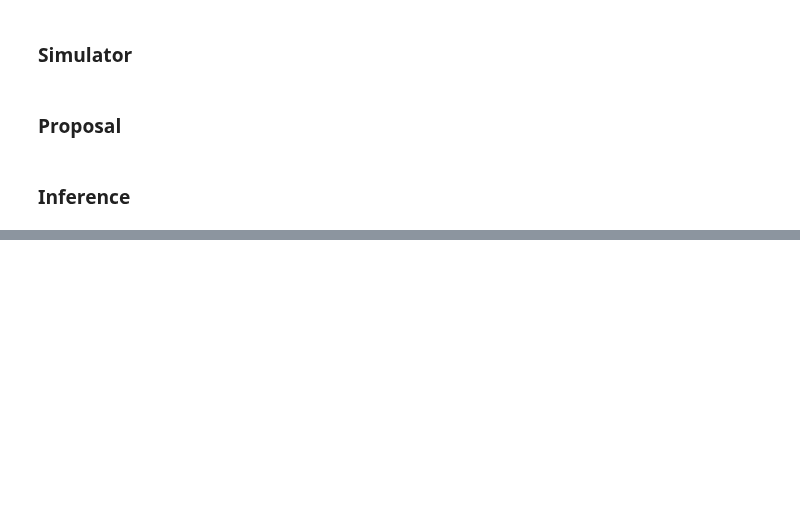
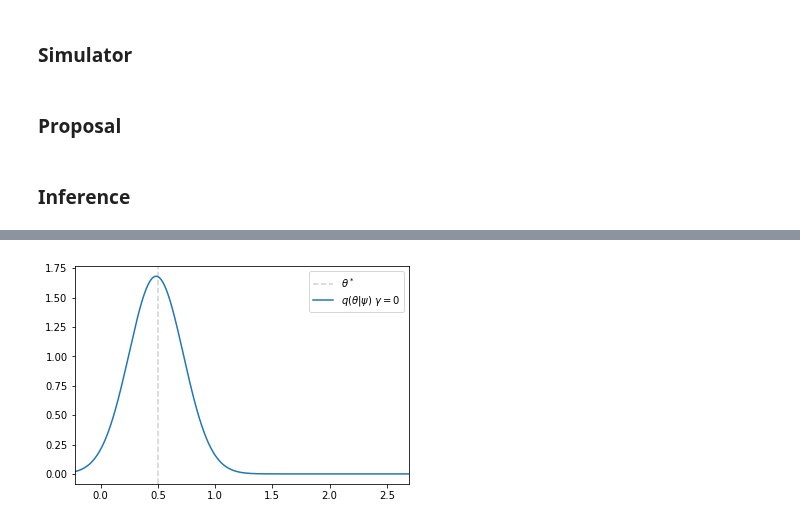
Before and after one commit to montefiore-institute/hypothesis, a Jupyter notebook: examples/avo_pythia.ipynb, the cells around one changed output, grey strips where cells are left out. Drawn from its saved outputs; the diff is of its cells as text; code cells hidden in the pictures; blank space fills up the shorter version.

```diff
--- a/examples/avo_pythia.ipynb
+++ b/examples/avo_pythia.ipynb
@@ -93,0 +97,10 @@ plt.show()
+# %%
+num_runs = 15
+results = []
+
+for run in range(num_runs):
+    print("Executing run", (run + 1))
+    proposal = NormalProposal()
+    simulator = Simulator(resolution=resolution)
+    avo = AdversarialVariationalOptimization(simulator, allocate_discriminator(), proposal, batch_size=batch_size)
+    results.append(avo.infer(observations, steps=10000))
@@ -93,0 +123,24 @@ plt.show()
+# %%
+with torch.no_grad():
+    mu = 0.
+    sigma = 0.
+    for proposal in results:
+        mu += proposal._mu
+        sigma += proposal._sigma
+    mu /= num_runs
+    sigma /= num_runs
+
+averaged_proposal = NormalProposal(mu.detach(), sigma.detach())
+
+mean = averaged_proposal._mu.item()
+sigma = averaged_proposal._sigma.item()
+true = theta_true.item()
+x = np.linspace(mean - 3 * sigma, mean + 3 * sigma + 1.5, 5000)
+plt.axvline(true, linestyle="--", c="lightgray", label=r"${\theta^*}$")
+plt.plot(x, mlab.normpdf(x, mean, sigma), label=r"$q({\theta}|{\psi})\ \gamma = 0$")
+plt.xlim([np.min(x), np.max(x)])
+plt.grid(False)
+plt.legend()
+plt.show()
+# %% [output]
+[figure, added]
```
Also changed, not shown: parts of 4 cells of this notebook, 3 other files.
